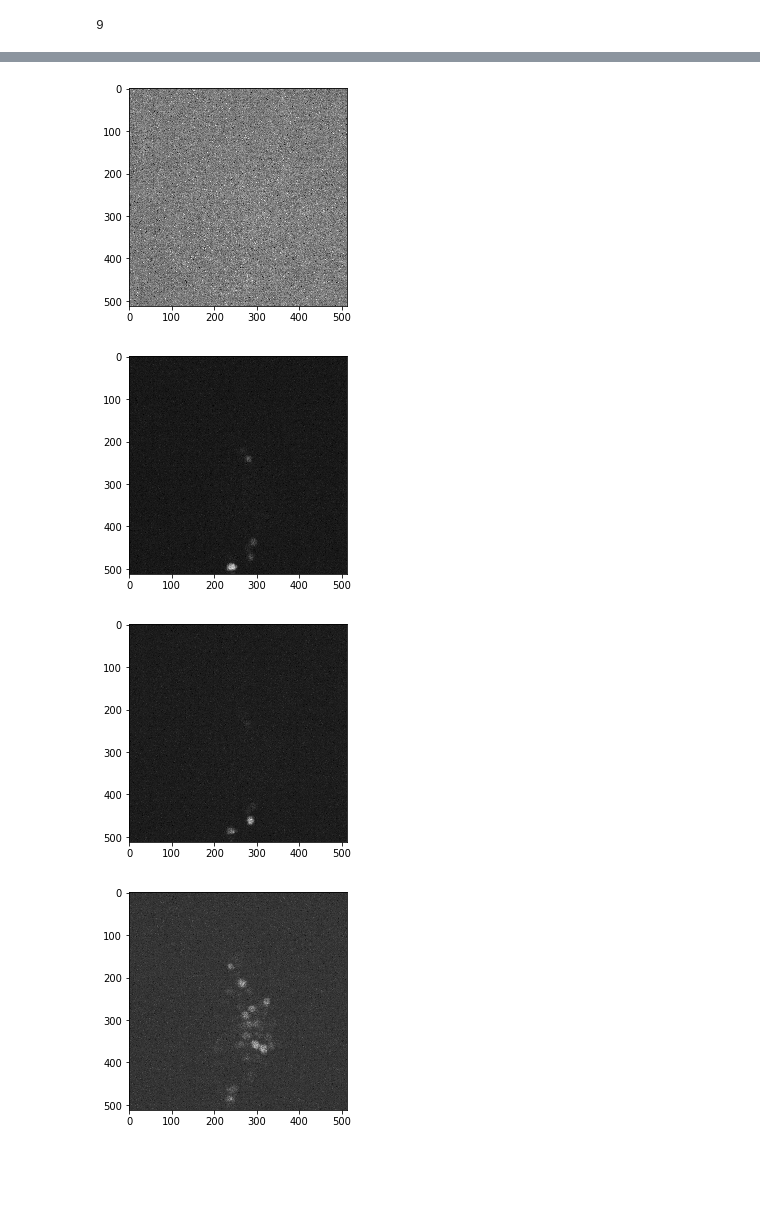
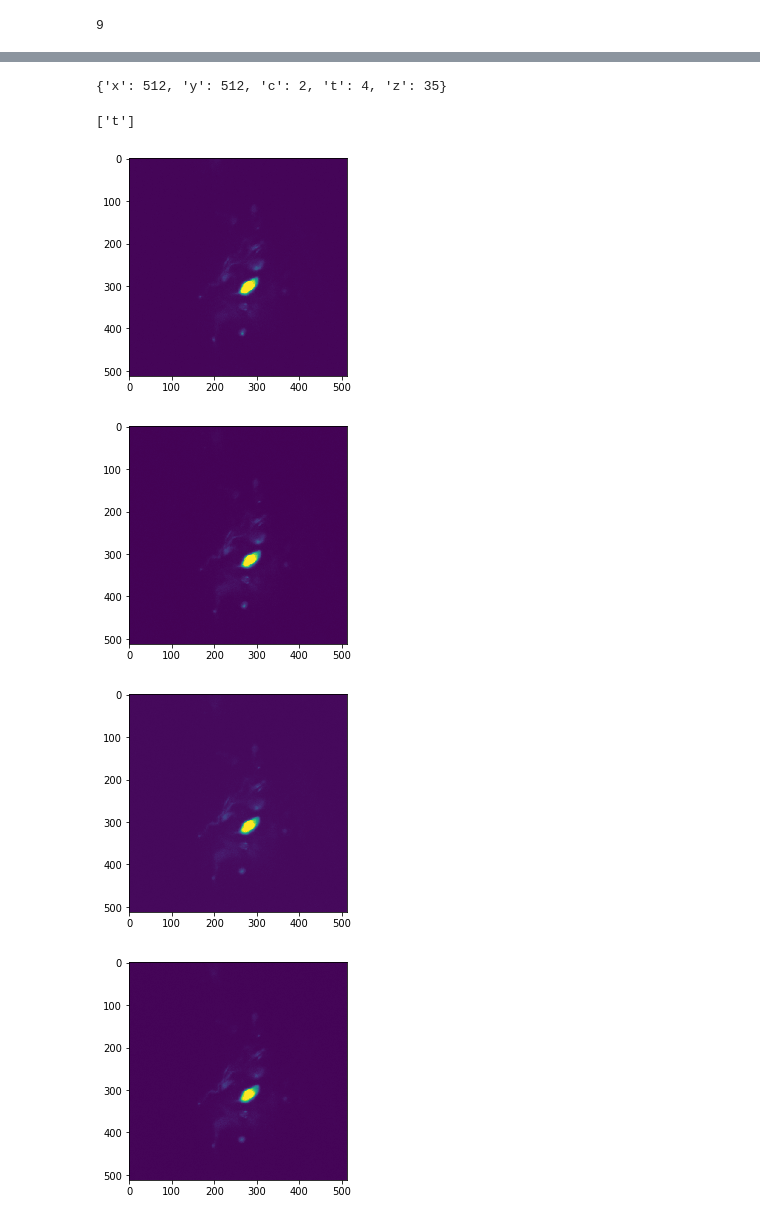
Before and after one commit to Davit98/ML-Project-2-Microscope-Image-Denoising, a Jupyter notebook: Data Exploration.ipynb, the cells around one changed output, grey strips where cells are left out. Cells and saved outputs as stored; diff of their text form; code cells hidden in the pictures; blank space fills up the shorter version.

Commit message:
Attempt to visualize images

```diff
--- a/Data Exploration.ipynb
+++ b/Data Exploration.ipynb
@@ -44,7 +50,7 @@ def read_data(reader,PATH):
         data.append(reader(PATH+each))
     return data
 # %%
-data = read_data(nd2reader.Nd2,PATH)
+data = read_data(nd2reader.ND2Reader,PATH)
 len(data)
 # %% [output]
 9
@@ -62,10 +78,23 @@ Z-Levels: 35
+# %%
+sample.sizes
+# %% [output]
+{'x': 512, 'y': 512, 'c': 2, 't': 4, 'z': 35}
+# %%
+sample.bundle_axes = 'yx'
+sample.default_coords['c'] = 1
+sample.default_coords['z'] = 10
+# %%
+sample.iter_axes
+# %% [output]
+['t']
 # %%
 for i in sample:
-    plt.imshow(i,cmap=plt.cm.gray)
+#     print(i.shape)
+    plt.imshow(i)
     plt.show()
     plt.close()
 # %% [output]
-[figure, old version]
+[figure, new version]
-[figure, old version]
+[figure, new version]
-[figure, old version]
+[figure, new version]
-[figure, old version]
+[figure, new version]
```
Also changed, not shown: parts of 5 cells of this notebook.
